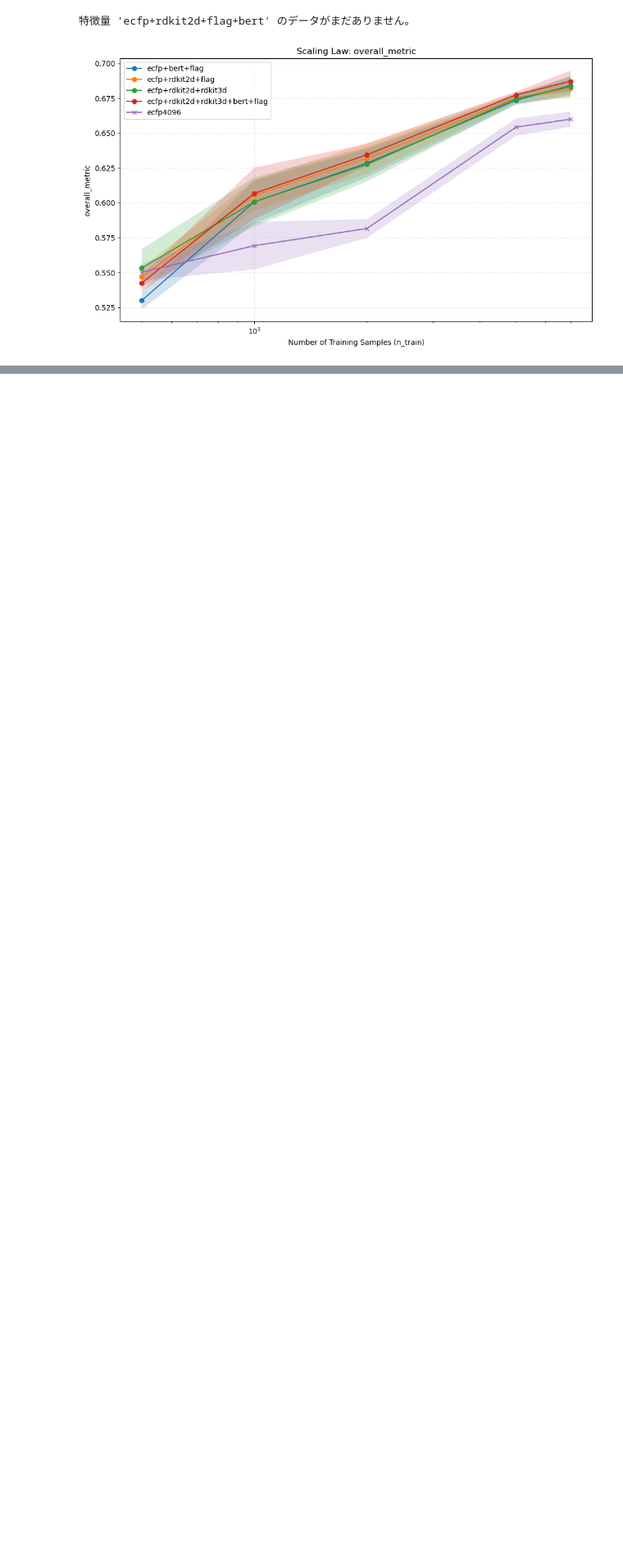
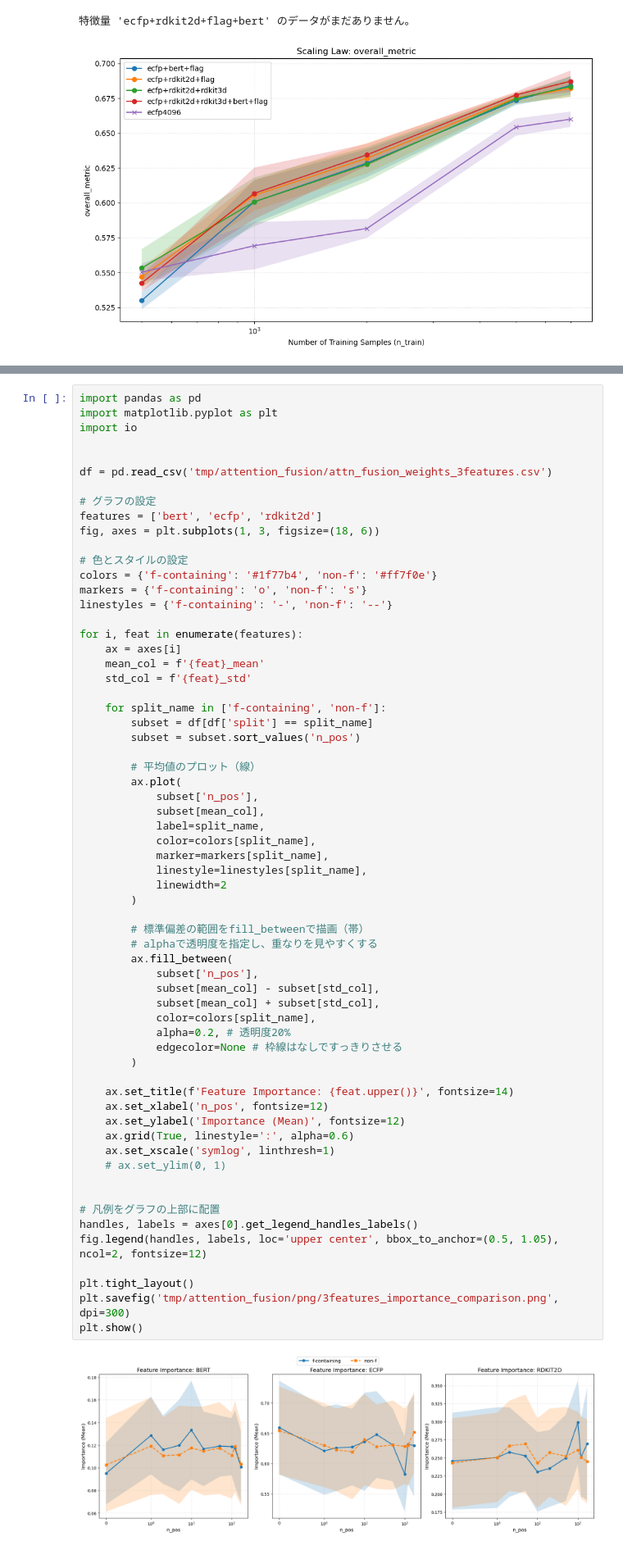
Before and after one commit to 0tum/massspec, a Jupyter notebook: plot.ipynb, the cells around one changed output, grey strips where cells are left out. Shown at 82% size. Cells and saved outputs as stored; diff of their text form; blank space fills up the shorter version.

Commit message:
mlp vs attention fusion

```diff
--- a/plot.ipynb
+++ b/plot.ipynb
@@ -505,0 +579,65 @@ KeyError: 'smiles'
+# %%
+import pandas as pd
+import matplotlib.pyplot as plt
+import io
+
+
+df = pd.read_csv('tmp/attention_fusion/attn_fusion_weights_3features.csv')
+
+# グラフの設定
+features = ['bert', 'ecfp', 'rdkit2d']
+fig, axes = plt.subplots(1, 3, figsize=(18, 6))
+
+# 色とスタイルの設定
+colors = {'f-containing': '#1f77b4', 'non-f': '#ff7f0e'}
+markers = {'f-containing': 'o', 'non-f': 's'}
+linestyles = {'f-containing': '-', 'non-f': '--'}
+
+for i, feat in enumerate(features):
+    ax = axes[i]
+    mean_col = f'{feat}_mean'
+    std_col = f'{feat}_std'
+
+    for split_name in ['f-containing', 'non-f']:
+        subset = df[df['split'] == split_name]
+        subset = subset.sort_values('n_pos')
+
+        # 平均値のプロット（線）
+        ax.plot(
+            subset['n_pos'],
+            subset[mean_col],
+            label=split_name,
+            color=colors[split_name],
+            marker=markers[split_name],
+            linestyle=linestyles[split_name],
+            linewidth=2
+        )
+
+        # 標準偏差の範囲をfill_betweenで描画（帯）
+        # alphaで透明度を指定し、重なりを見やすくする
+        ax.fill_between(
+            subset['n_pos'],
+            subset[mean_col] - subset[std_col],
+            subset[mean_col] + subset[std_col],
+            color=colors[split_name],
+            alpha=0.2, # 透明度20%
+            edgecolor=None # 枠線はなしですっきりさせる
+        )
+
+    ax.set_title(f'Feature Importance: {feat.upper()}', fontsize=14)
+    ax.set_xlabel('n_pos', fontsize=12)
+    ax.set_ylabel('Importance (Mean)', fontsize=12)
+    ax.grid(True, linestyle=':', alpha=0.6)
+    ax.set_xscale('symlog', linthresh=1)
+    # ax.set_ylim(0, 1)
+
+
+# 凡例をグラフの上部に配置
+handles, labels = axes[0].get_legend_handles_labels()
+fig.legend(handles, labels, loc='upper center', bbox_to_anchor=(0.5, 1.05), ncol=2, fontsize=12)
+
+plt.tight_layout()
+plt.savefig('tmp/attention_fusion/png/3features_importance_comparison.png', dpi=300)
+plt.show()
+# %% [output]
+[figure, added]
```
Also changed, not shown: parts of 6 cells of this notebook, 40 other files.
